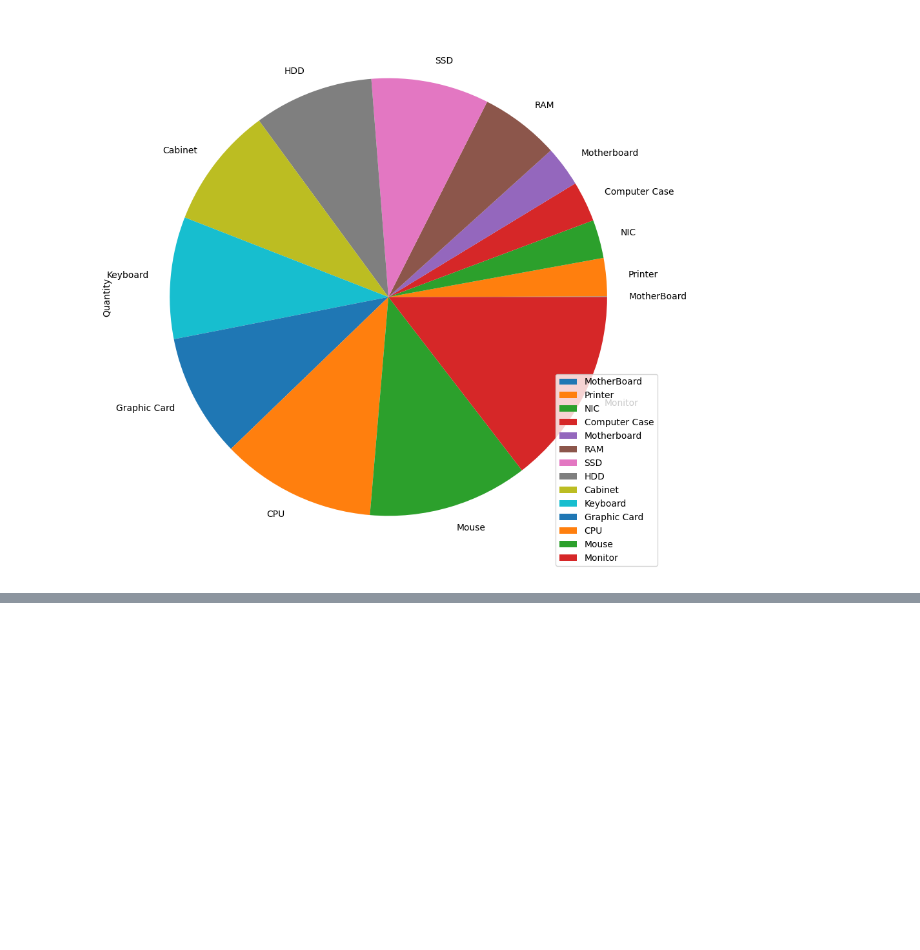
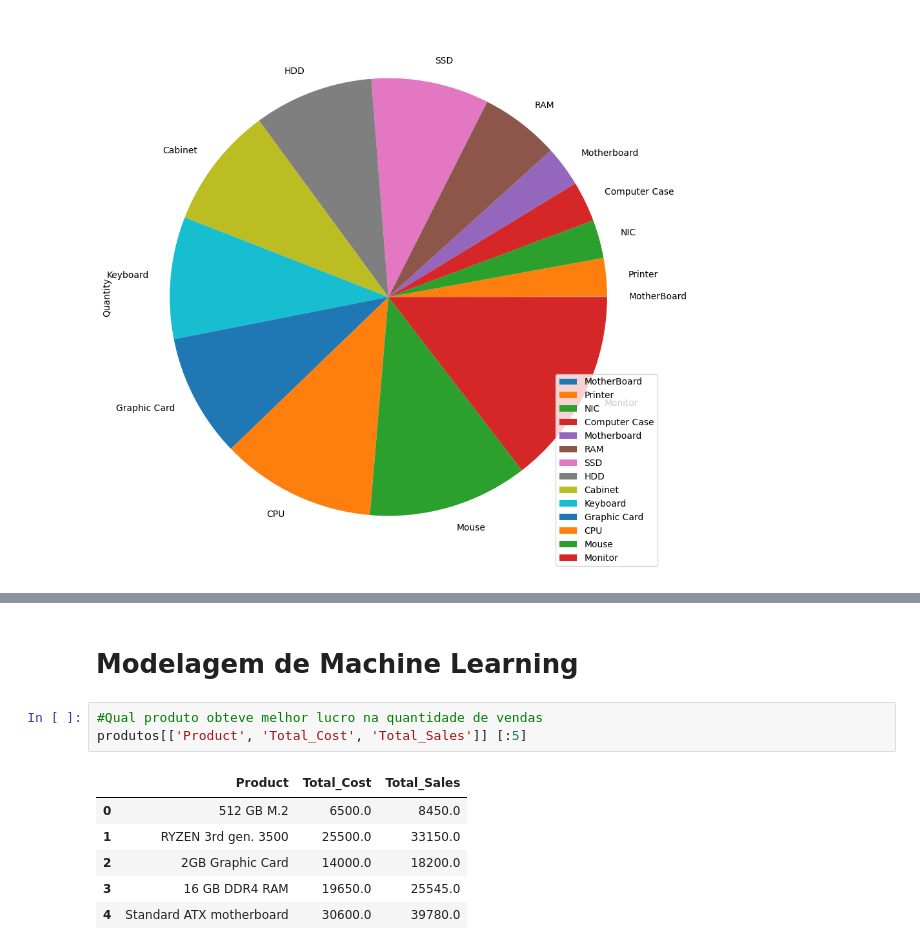
Before and after one commit to elisangelawut/DS-ProjetoFinal, a Jupyter notebook: ProjetoFinalDataScience.ipynb, the cells around one changed output, grey strips where cells are left out. Cells and saved outputs as stored; diff of their text form; blank space fills up the shorter version.

```diff
--- a/ProjetoFinalDataScience.ipynb
+++ b/ProjetoFinalDataScience.ipynb
@@ -114,0 +194,12 @@ array([<Axes: ylabel='Quantity'>], dtype=object)
+# %% [markdown]
+# **Modelagem de Machine Learning**
+# %%
+#Qual produto obteve melhor lucro na quantidade de vendas
+produtos[['Product', 'Total_Cost', 'Total_Sales']] [:5]
+# %% [output]
+|  | Product | Total_Cost | Total_Sales |
+| 0 | 512 GB M.2 | 6500.0 | 8450.0 |
+| 1 | RYZEN 3rd gen. 3500 | 25500.0 | 33150.0 |
+| 2 | 2GB Graphic Card | 14000.0 | 18200.0 |
+| 3 | 16 GB DDR4 RAM | 19650.0 | 25545.0 |
+| 4 | Standard ATX motherboard | 30600.0 | 39780.0 |
```
Also changed, not shown: parts of 18 cells of this notebook.
